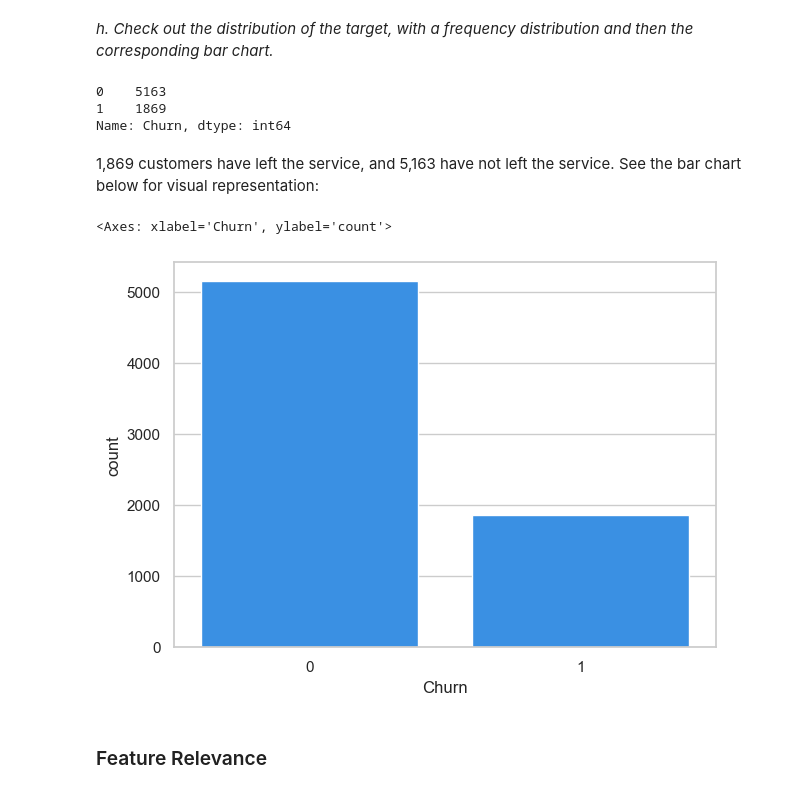
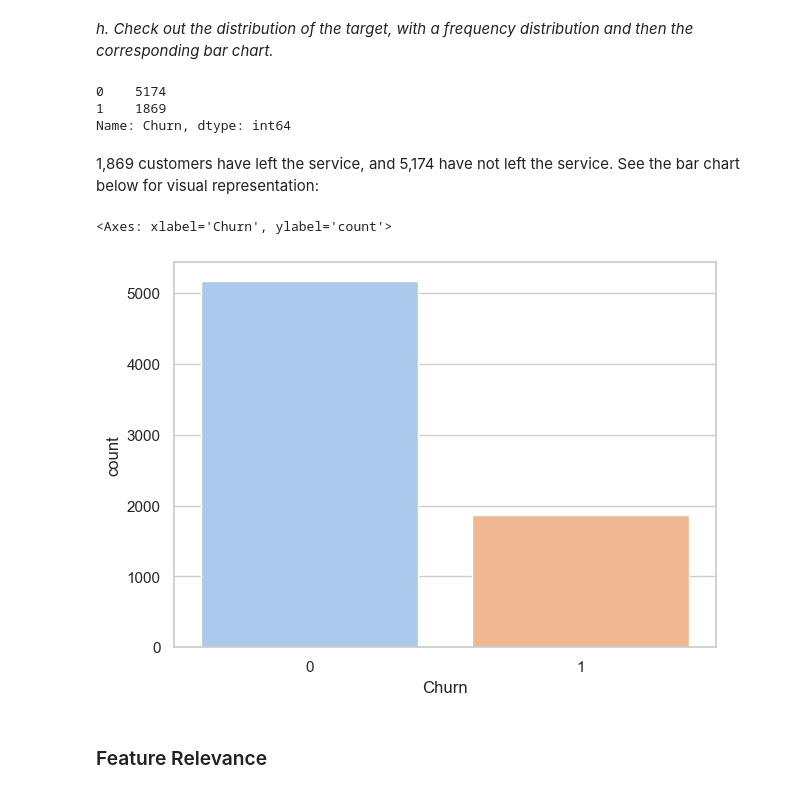
Before and after one commit to Chaser260/GSCM-575-ML, a Jupyter notebook: code/HW05WP_ML.ipynb, the cells around one changed output. Saved outputs shown, nothing was run; the diff lists cells and outputs as text; code cells hidden in the pictures.

```diff
--- a/code/HW05WP_ML.ipynb
+++ b/code/HW05WP_ML.ipynb
@@ -186,10 +183,8 @@ df = pd.get_dummies(df)
 
 Hint: See subsetting in 02Wrangling.
 # %%
-subset = ['MonthlyCharges', 'TotalCharges', 'Contract_Month-to-month',
-            'PaperlessBilling_Yes', 'PaymentMethod_Mailed check',
-            'PhoneService_Yes', 'tenure', 'Dependents_Yes',
-            'InternetService_No', 'Churn_Yes']
+subset = ['MonthlyCharges', 'PaperlessBilling_Yes', 'PaymentMethod_Mailed check',
+          'PhoneService_Yes', 'tenure', 'Dependents_Yes', 'InternetService_No', 'Churn_Yes']
 df2 = df.filter(subset)
 df2.head().transpose()
 # %% [output]
@@ -218,7 +213,7 @@ df2.head().transpose()
 
 Hint: Several previous examples, including 02Wrangle.
 # %%
-df2.rename(columns={'MonthlyCharges': 'Charges', 'Contract_Month-to-month': 'Contract_type', 'PaperlessBilling_Yes': 'Paperless',
+df2.rename(columns={'MonthlyCharges': 'Charges', 'PaperlessBilling_Yes': 'Paperless',
                     'PaymentMethod_Mailed check': 'Check', 'PhoneService_Yes': 'Phone',
                     'tenure': 'Tenure', 'Dependents_Yes': 'Dependents',
                     'InternetService_No': 'Internet', 'Churn_Yes': 'Churn'}, inplace=True)
@@ -257,3 +247,0 @@ Total Missing:  11
-# %%
-df2.dropna(inplace=True)
-df2.isna().sum()
@@ -278,16 +256,16 @@ dtype: int64
 # %%
 df2['Churn'].value_counts()
 # %% [output]
-0    5163
+0    5174
 1    1869
 Name: Churn, dtype: int64
 # %% [markdown]
-1,869 customers have left the service, and 5,163 have not left the service. See the bar chart below for visual representation:
+1,869 customers have left the service, and 5,174 have not left the service. See the bar chart below for visual representation:
 # %%
-sns.countplot(df2, x='Churn', color='dodgerblue')
+sns.countplot(df2, x='Churn', palette='pastel')
 # %% [output]
 <Axes: xlabel='Churn', ylabel='count'>
-[figure, old version]
+[figure, new version]
 # %% [markdown]
 ### Feature Relevance
 # %% [markdown]
```
Also changed, not shown: parts of 64 cells of this notebook, 4 other files.
